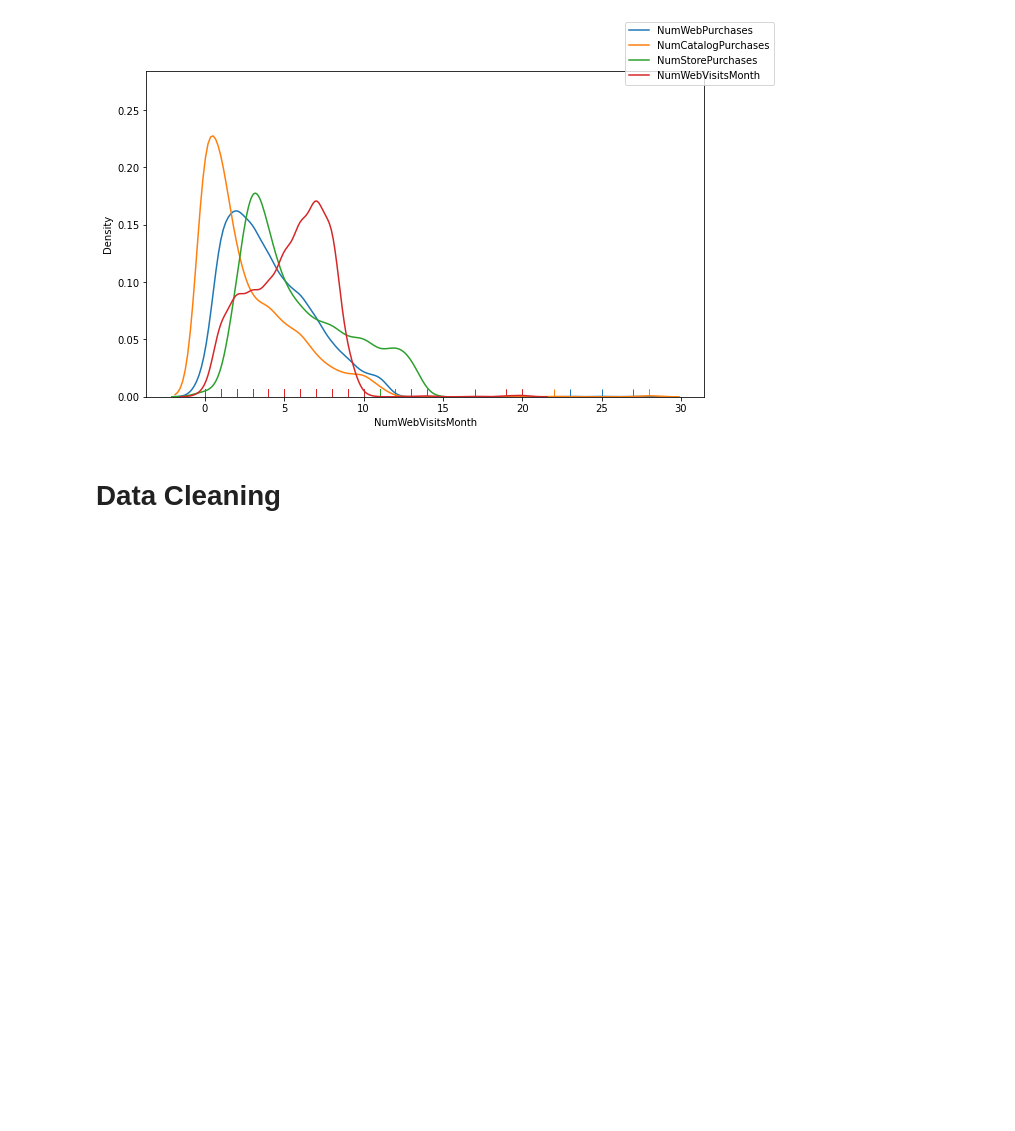
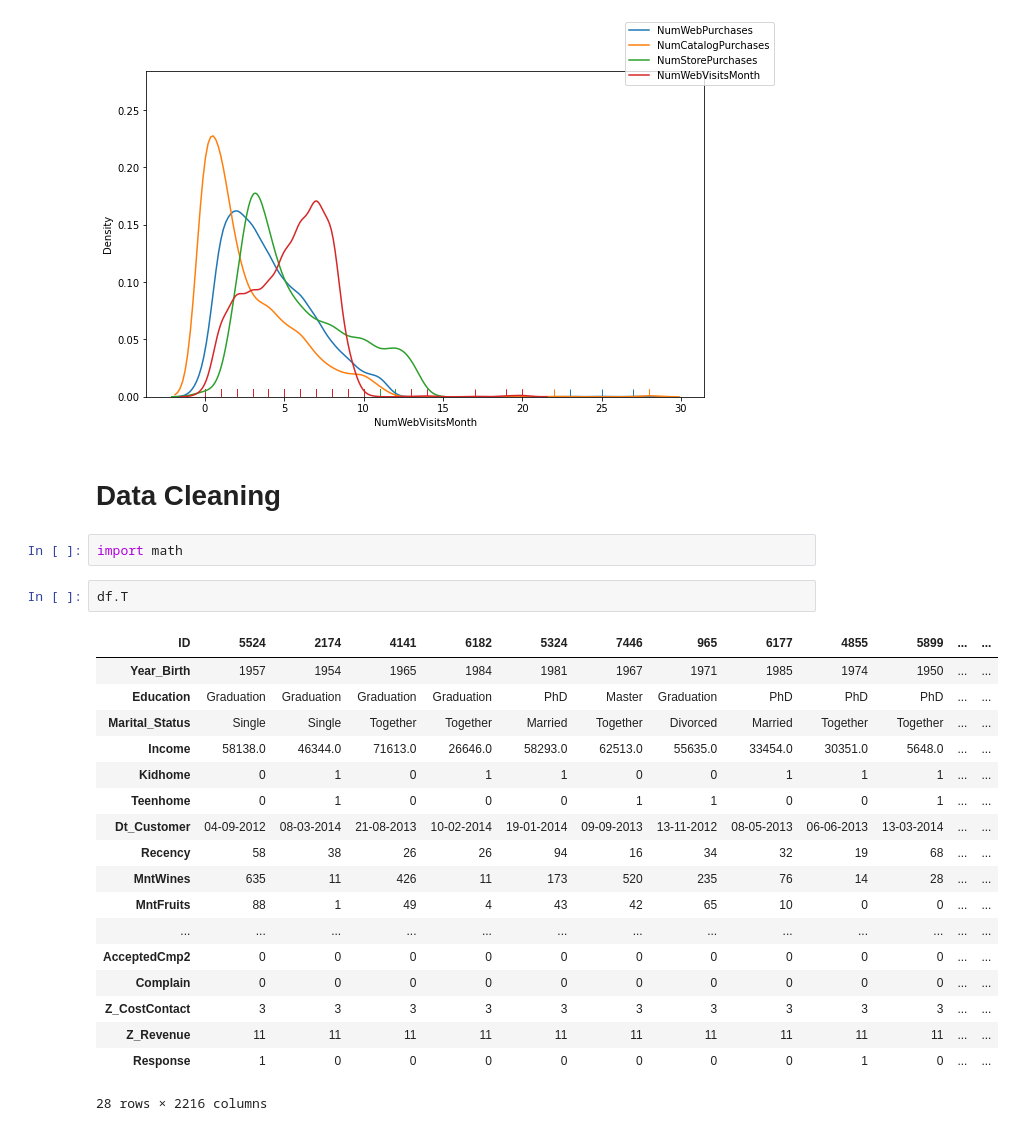
Before and after one commit to tural327/personality_analysis, a Jupyter notebook: main_file.ipynb, the cells around one changed output. Saved outputs shown, nothing was run; the diff lists cells and outputs as text; blank space fills up the shorter version.

```diff
--- a/main_file.ipynb
+++ b/main_file.ipynb
@@ -281,3 +282,26 @@ plt.show()
 [figure]
 # %% [markdown]
 # Data Cleaning
+# %%
+import math
+# %%
+df.T
+# %% [output]
+| ID | 5524 | 2174 | 4141 | 6182 | 5324 | 7446 | 965 | 6177 | 4855 | 5899 | ... | ... |
+| Year_Birth | 1957 | 1954 | 1965 | 1984 | 1981 | 1967 | 1971 | 1985 | 1974 | 1950 | ... | ... |
+| Education | Graduation | Graduation | Graduation | Graduation | PhD | Master | Graduation | PhD | PhD | PhD | ... | ... |
+| Marital_Status | Single | Single | Together | Together | Married | Together | Divorced | Married | Together | Together | ... | ... |
+| Income | 58138.0 | 46344.0 | 71613.0 | 26646.0 | 58293.0 | 62513.0 | 55635.0 | 33454.0 | 30351.0 | 5648.0 | ... | ... |
+| Kidhome | 0 | 1 | 0 | 1 | 1 | 0 | 0 | 1 | 1 | 1 | ... | ... |
+| Teenhome | 0 | 1 | 0 | 0 | 0 | 1 | 1 | 0 | 0 | 1 | ... | ... |
+| Dt_Customer | 04-09-2012 | 08-03-2014 | 21-08-2013 | 10-02-2014 | 19-01-2014 | 09-09-2013 | 13-11-2012 | 08-05-2013 | 06-06-2013 | 13-03-2014 | ... | ... |
+| Recency | 58 | 38 | 26 | 26 | 94 | 16 | 34 | 32 | 19 | 68 | ... | ... |
+| MntWines | 635 | 11 | 426 | 11 | 173 | 520 | 235 | 76 | 14 | 28 | ... | ... |
+| MntFruits | 88 | 1 | 49 | 4 | 43 | 42 | 65 | 10 | 0 | 0 | ... | ... |
+| ... | ... | ... | ... | ... | ... | ... | ... | ... | ... | ... | ... | ... |
+| AcceptedCmp2 | 0 | 0 | 0 | 0 | 0 | 0 | 0 | 0 | 0 | 0 | ... | ... |
+| Complain | 0 | 0 | 0 | 0 | 0 | 0 | 0 | 0 | 0 | 0 | ... | ... |
+| Z_CostContact | 3 | 3 | 3 | 3 | 3 | 3 | 3 | 3 | 3 | 3 | ... | ... |
+| Z_Revenue | 11 | 11 | 11 | 11 | 11 | 11 | 11 | 11 | 11 | 11 | ... | ... |
+| Response | 1 | 0 | 0 | 0 | 0 | 0 | 0 | 0 | 1 | 0 | ... | ... |
+28 rows × 2216 columns
```
Also changed, not shown: parts of 8 cells of this notebook.
